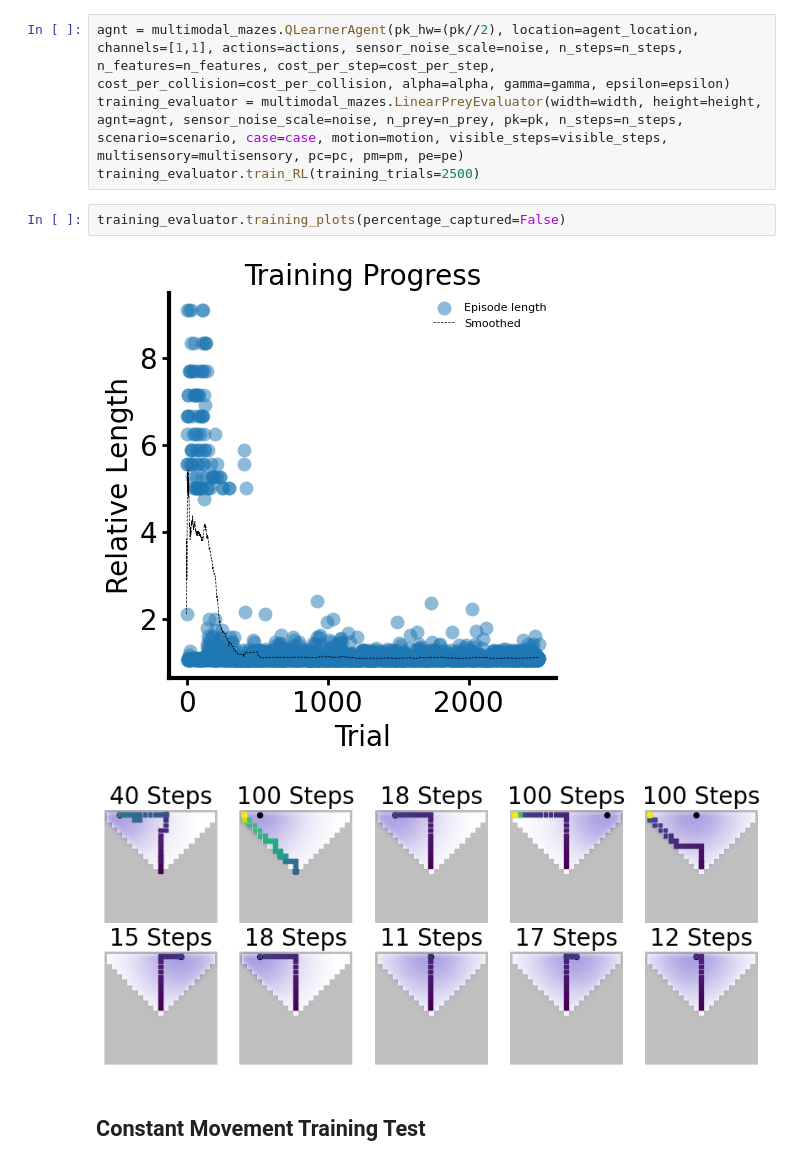
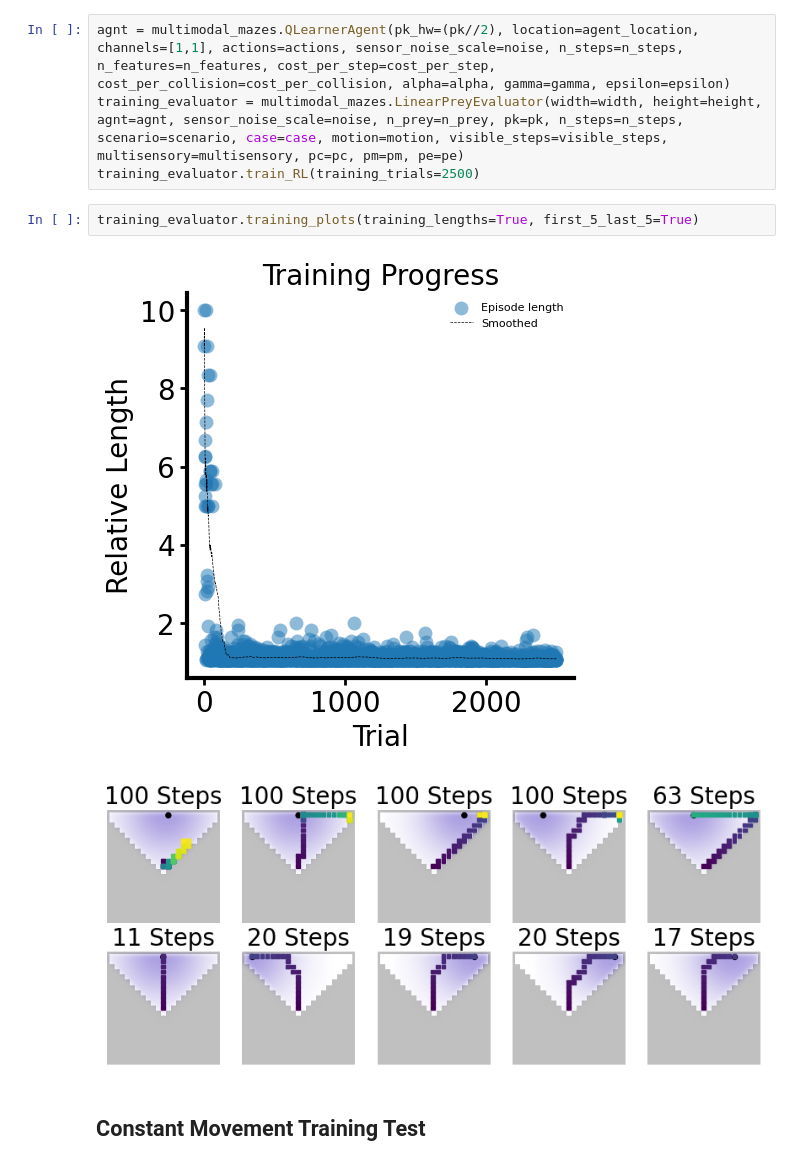
Before and after one commit to ghoshm/Multimodal_mazes, a Jupyter notebook: scripts/RL_linear_screen_prey.ipynb, the cells around one changed output. Saved outputs shown, nothing was run; the diff lists cells and outputs as text.

```diff
--- a/scripts/RL_linear_screen_prey.ipynb
+++ b/scripts/RL_linear_screen_prey.ipynb
@@ -48,11 +48,11 @@ motion = None
 agnt = multimodal_mazes.QLearnerAgent(pk_hw=(pk//2), location=agent_location, channels=[1,1], actions=actions, sensor_noise_scale=noise, n_steps=n_steps, n_features=n_features, cost_per_step=cost_per_step, cost_per_collision=cost_per_collision, alpha=alpha, gamma=gamma, epsilon=epsilon)
 training_evaluator = multimodal_mazes.LinearPreyEvaluator(width=width, height=height, agnt=agnt, sensor_noise_scale=noise, n_prey=n_prey, pk=pk, n_steps=n_steps, scenario=scenario, case=case, motion=motion, visible_steps=visible_steps, multisensory=multisensory, pc=pc, pm=pm, pe=pe)
 training_evaluator.train_RL(training_trials=2500)
-# %%
-training_evaluator.training_plots(percentage_captured=False)
-# %% [output]
-[figure, removed]
-[figure, removed]
+# %%
+training_evaluator.training_plots(training_lengths=True, first_5_last_5=True)
+# %% [output]
+[figure, added]
+[figure, added]
 # %% [markdown]
 ## Constant Movement Training Test
 # %%
```
Also changed, not shown: parts of 12 cells of this notebook, 11 other files.
